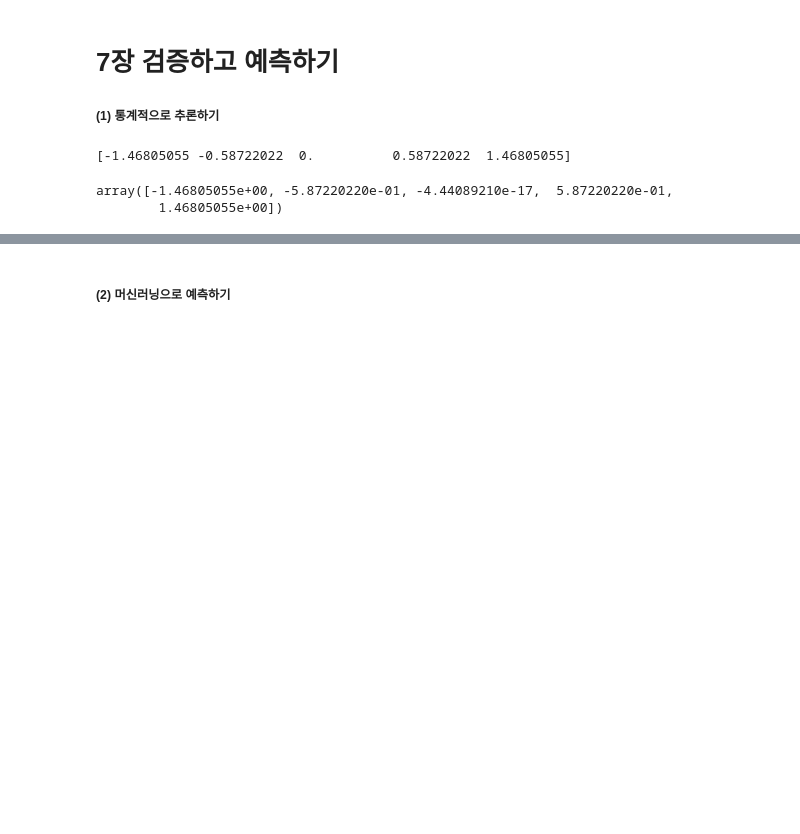
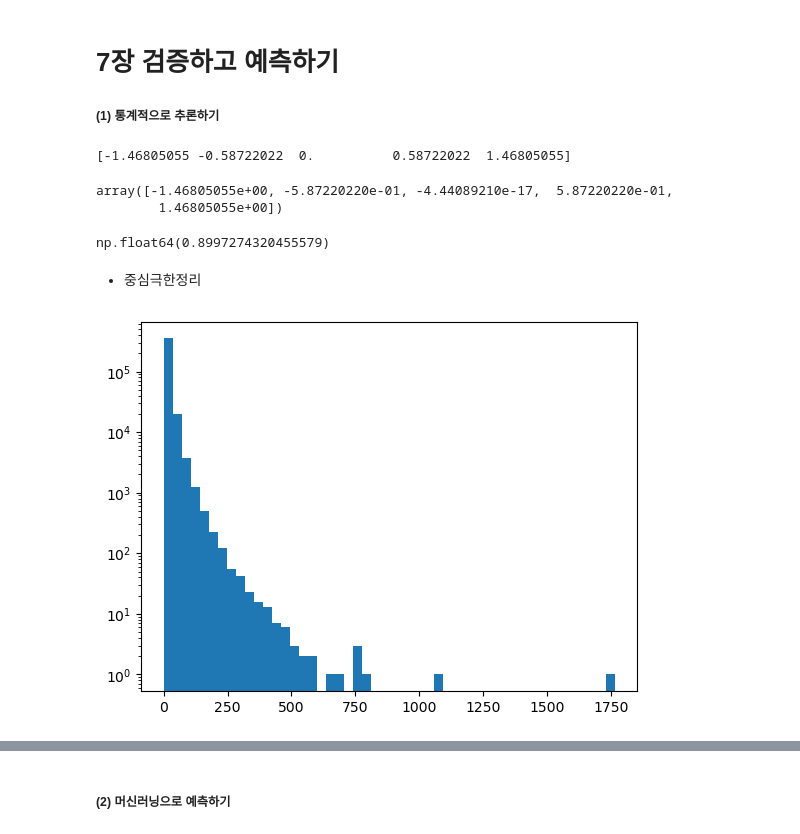
Before and after one commit to yccho1004/pythonBasic, a Jupyter notebook: HonGong-DataAnalysis_py/basics_DA.ipynb, the cells around one changed output, grey strips where cells are left out. Cells and saved outputs as stored; diff of their text form; code cells hidden in the pictures; blank space fills up the shorter version.

```diff
--- a/HonGong-DataAnalysis_py/basics_DA.ipynb
+++ b/HonGong-DataAnalysis_py/basics_DA.ipynb
@@ -1391,3 +1391,33 @@ stats.zscore(x)
 [-1.46805055 -0.58722022  0.          0.58722022  1.46805055]
 array([-1.46805055e+00, -5.87220220e-01, -4.44089210e-17,  5.87220220e-01,
         1.46805055e+00])
+# %%
+#표준정규분포에서 누적확률 구하기
+from scipy import stats
+stats.norm.cdf(0)
+
+#-1.0에서 1.0까지의 확률
+stats.norm.cdf(1.0)-stats.norm.cdf(-1.0) #0.68
+
+#-2.0에서 2.0까지의 확률
+stats.norm.cdf(2.0)-stats.norm.cdf(-2.0) #0.95
+
+#특정 확률(비율)에 해당하는 z점수: norm.ppf()
+stats.norm.ppf(0.9) #z점수는 1.28
+stats.norm.cdf(1.28) #0.899
+# %% [output]
+np.float64(0.8997274320455579)
+# %% [markdown]
+* 중심극한정리
+# %%
+#데이터 읽기: ns_book7.csv
+import pandas as pd
+ns_book7 = pd.read_csv('ns_book7.csv', low_memory=False)
+# %%
+#대출건수 열을 히스토그램으로 그리기
+import matplotlib.pyplot as plt
+plt.hist(ns_book7['대출건수'], bins=50)
+plt.yscale('log')
+plt.show()
+# %% [output]
+[figure, added]
```
Also changed, not shown: parts of 6 cells of this notebook.
